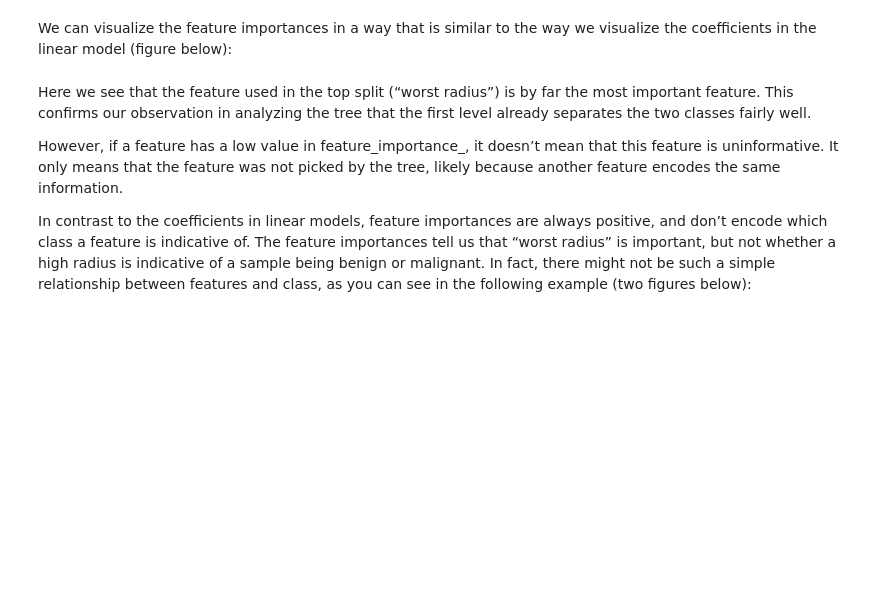
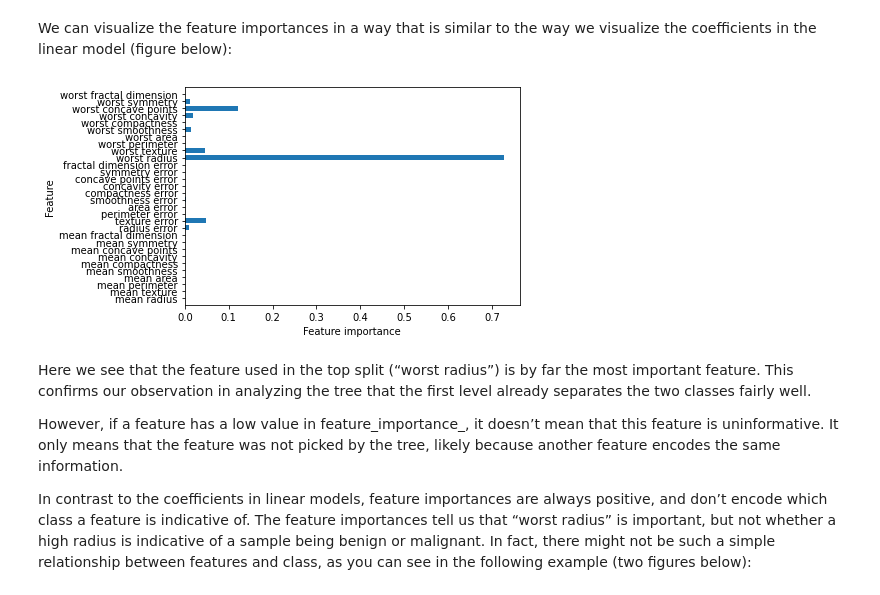
Before and after one commit to rkn2/supervisedClassEx2, a Jupyter notebook: decisionTrees.ipynb, the cells around one changed output. Drawn from its saved outputs; the diff is of its cells as text; code cells hidden in the pictures; blank space fills up the shorter version.

```diff
--- a/decisionTrees.ipynb
+++ b/decisionTrees.ipynb
@@ -148,14 +172,18 @@ print(tree.feature_importances_)
 We can visualize the feature importances in a way that is similar to the way we visualize the coefficients in the
 linear model (figure below):
 # %%
-n_features = cancer.data.shape[1]
-plt.barh(np.arange(n_features), model.feature_importances_, align='center')
-plt.yticks(np.arange(n_features), cancer.feature_names)
-plt.xlabel("Feature importance")
-plt.ylabel("Feature")
-plt.ylim(-1, n_features)
+import numpy as np
+def plot_feature_importances_cancer(model):
+    n_features = cancer.data.shape[1]
+    plt.barh(np.arange(n_features), model.feature_importances_, align='center')
+    plt.yticks(np.arange(n_features), cancer.feature_names)
+    plt.xlabel("Feature importance")
+    plt.ylabel("Feature")
+    plt.ylim(-1, n_features)
 
 plot_feature_importances_cancer(tree)
+# %% [output]
+[figure, added]
 # %% [markdown]
 Here we see that the feature used in the top split (“worst radius”) is by far the most important feature. This confirms our observation in analyzing the tree that the first level already separates the two classes fairly well.
 
```
Also changed, not shown: parts of 13 cells of this notebook, 4 other files.
